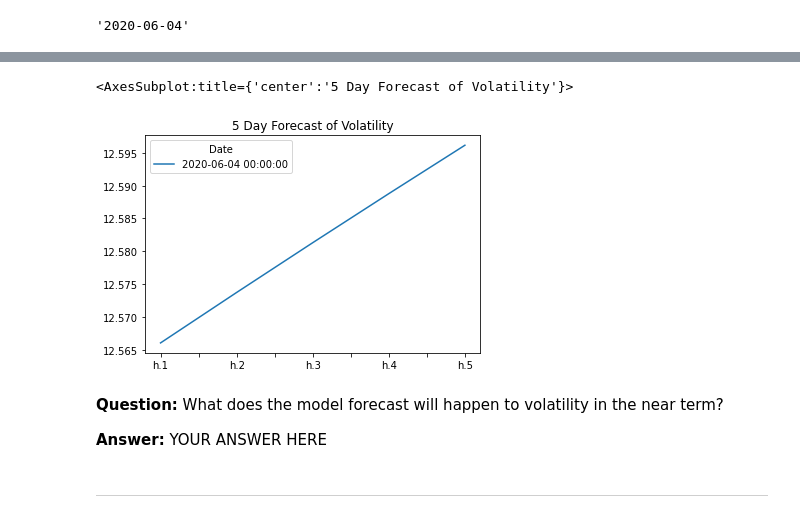
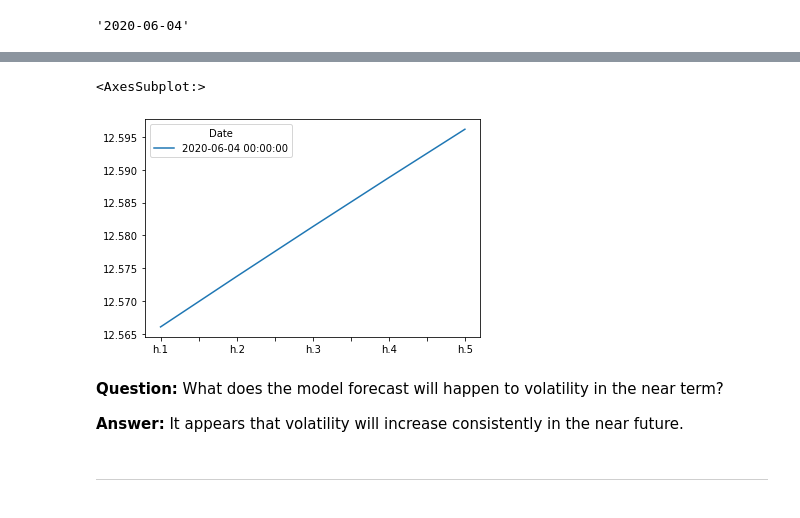
Before and after one commit to Roger-Hull/Yen_Currency_Predictions, a Jupyter notebook: time_series_analysis.ipynb, the cells around one changed output, grey strips where cells are left out. Saved outputs shown, nothing was run; the diff lists cells and outputs as text; code cells hidden in the pictures.

```diff
--- a/time_series_analysis.ipynb
+++ b/time_series_analysis.ipynb
@@ -300,0 +274,6 @@ Optimization terminated successfully    (Exit mode 0)
+# %%
+from arch import arch_model
+#Garch Requires statinarity so we will use percent change data.
+returns.pct_change()*100
+returns.dropna(inplace=True)
+returns.plot()
@@ -300,0 +283,6 @@ Optimization terminated successfully    (Exit mode 0)
+# %%
+# Estimate a GARCH model:
+gar_model = arch_model(returns, mean="Zero", vol="GARCH", p=1, q=1)
+
+# Fit the model
+garch_results = gar_model.fit()
@@ -331,4 +336,4 @@ last_day
 forecast_horizon = 5
 
 # Start the forecast using the last_day calculated above
-# YOUR CODE HERE!
+forecasts = garch_results.forecast(horizon=forecast_horizon, start=last_day)
@@ -354,13 +363,13 @@ final.head()
 # %%
 # Plot the final forecast
-# YOUR CODE HERE!
+final.plot()
 # %% [output]
-<AxesSubplot:title={'center':'5 Day Forecast of Volatility'}>
+<AxesSubplot:>
-[figure, old version]
+[figure, new version]
 # %% [markdown]
 **Question:** What does the model forecast will happen to volatility in the near term?
 
-**Answer:** YOUR ANSWER HERE
+**Answer:** It appears that volatility will increase consistently in the near future.
 # %% [markdown]
 ---
 # %% [markdown]
```
Also changed, not shown: parts of 19 cells of this notebook.
